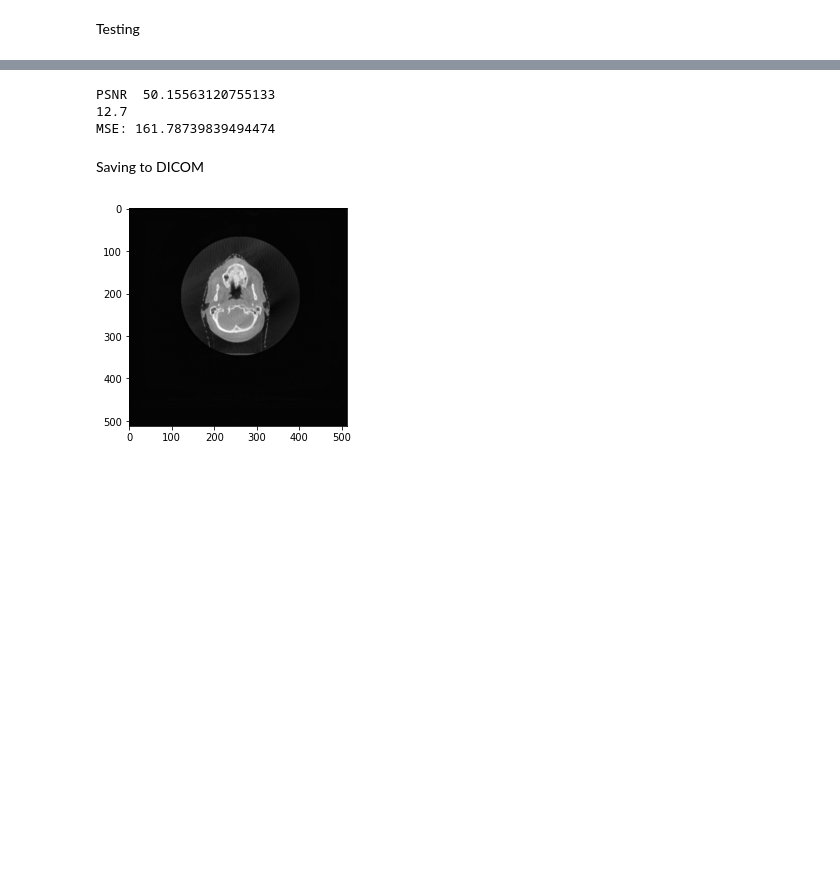
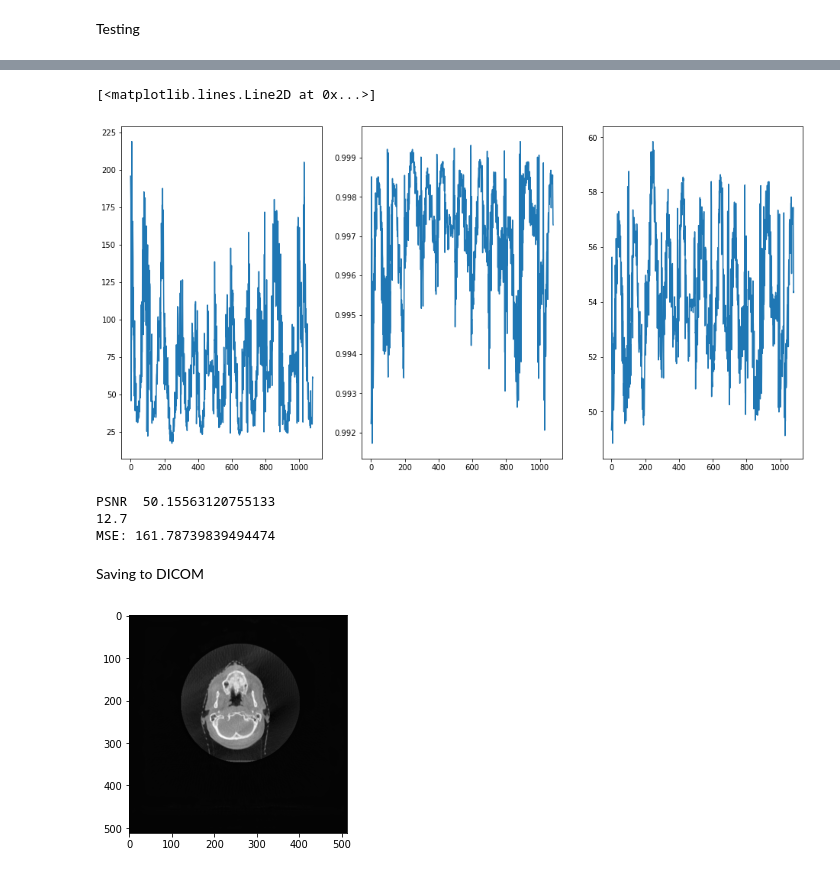
Before and after one commit to jyothsnashaji/Image-Reconstruction, a Jupyter notebook: SART_+_CNN_PART_II.ipynb, the cells around one changed output, grey strips where cells are left out. Cells and saved outputs as stored; diff of their text form; code cells hidden in the pictures; blank space fills up the shorter version.

```diff
--- a/SART_+_CNN_PART_II.ipynb
+++ b/SART_+_CNN_PART_II.ipynb
@@ -589,3 +653,21 @@ for p_ in p:
+# %%
+mse=[]
+psnr=[]
+ssim=[]
+for i in range(1080):
+  gen=ImageGenerator(np.arange(i,i+1),path, batch_size = 1)
+  pre=model.evaluate(gen,verbose=0 )
+  mse.append(pre[0])
+  ssim.append(pre[1])
+  psnr.append(pre[2])
+
+_,(ax1,ax2,ax3)=plt.subplots(1,3,figsize=(16,8), sharex=True)
+ax1.plot(np.arange(1080),mse)
+ax2.plot(np.arange(1080),ssim)
+ax3.plot(np.arange(1080),psnr)
+# %% [output]
+[<matplotlib.lines.Line2D at 0x...>]
+[figure, added]
 # %%
 n=12
 gen=ImageGenerator(np.arange(n,n+1),path, batch_size = 1)
```
Also changed, not shown: parts of 27 cells of this notebook.
